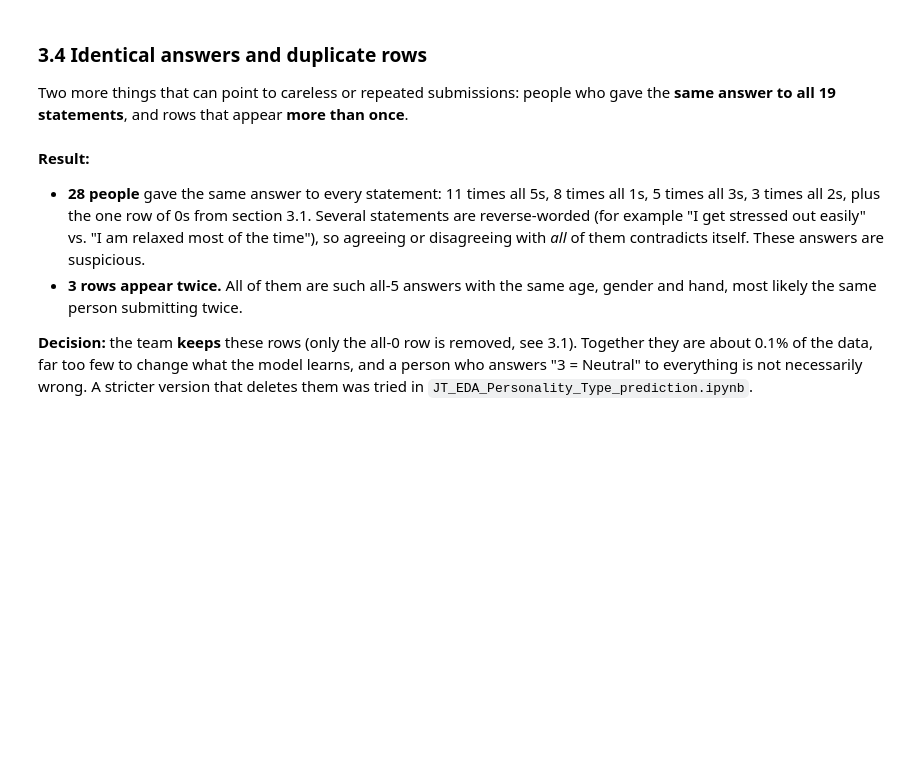
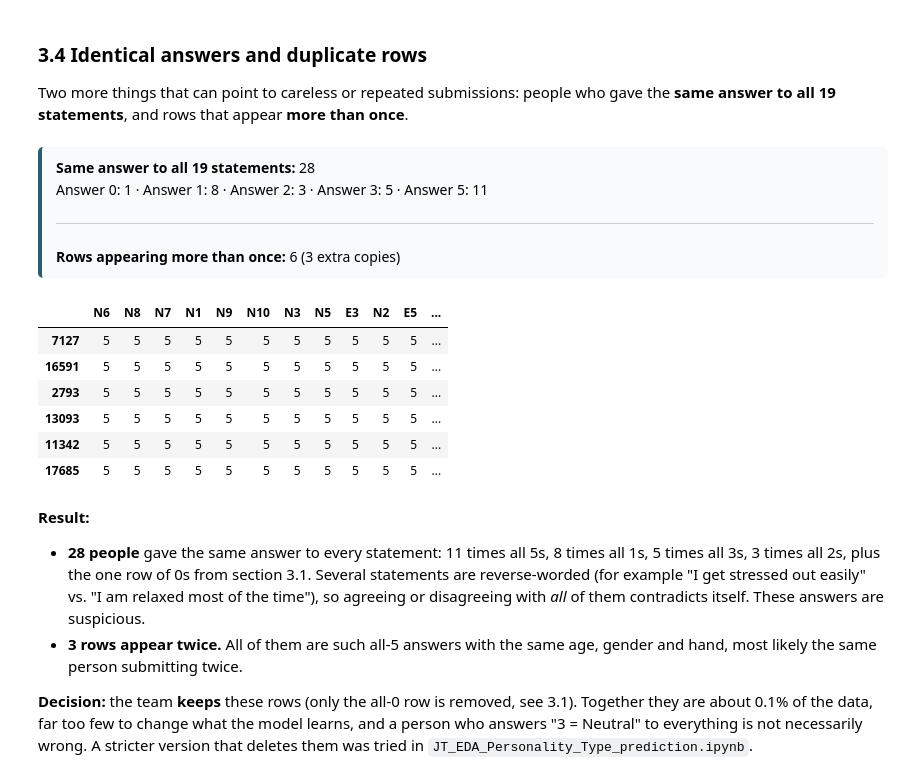
Before and after one commit to MaWeDu/big-five-personality, a Jupyter notebook: eda.ipynb, the cells around one changed output. Drawn from its saved outputs; the diff is of its cells as text; code cells hidden in the pictures; blank space fills up the shorter version.

```diff
--- a/eda.ipynb
+++ b/eda.ipynb
@@ -422,13 +566,36 @@ answer to all 19 statements**, and rows that appear **more than once**.
 # %%
 # Same answer to every one of the 19 statements ("straight-lining")
 same_answer = df[item_cols].nunique(axis=1).eq(1)
-print("People with the same answer to all 19 statements:", same_answer.sum())
-print("Which answer they gave:", df.loc[same_answer, item_cols[0]].value_counts().sort_index().to_dict())
+same_answer_counts = df.loc[same_answer, item_cols[0]].value_counts().sort_index().to_dict()
+same_answer_counts_text = " · ".join(
+    f"Answer {answer}: {count}"
+    for answer, count in same_answer_counts.items()
+)
 
 # Rows that appear more than once (all 23 columns identical)
 duplicates = df.duplicated(keep=False)
-print("\nRows that appear more than once:", duplicates.sum(), "(", df.duplicated().sum(), "extra copies )")
+display(HTML(f"""
+<div style="display:inline-block; padding:10px 14px; margin:8px 0;
+            background:#f8fafc; border-left:4px solid {THEME['primary']};
+            border-radius:5px; font-size:14px; line-height:1.6;">
+    <b>Same answer to all 19 statements:</b> {same_answer.sum():,}<br>
+    {same_answer_counts_text}<hr style="border:0; border-top:1px solid #d9e2ec;">
+    <b>Rows appearing more than once:</b> {duplicates.sum():,}
+    ({df.duplicated().sum():,} extra copies)
+</div>
+"""))
 display(df[duplicates].sort_values(list(df.columns)))
+# %% [output]
+Same answer to all 19 statements: 28
+Answer 0: 1 · Answer 1: 8 · Answer 2: 3 · Answer 3: 5 · Answer 5: 11
+Rows appearing more than once: 6 (3 extra copies)
+|  | N6 | N8 | N7 | N1 | N9 | N10 | N3 | N5 | E3 | N2 | E5 | ... |
+| 7127 | 5 | 5 | 5 | 5 | 5 | 5 | 5 | 5 | 5 | 5 | 5 | ... |
+| 16591 | 5 | 5 | 5 | 5 | 5 | 5 | 5 | 5 | 5 | 5 | 5 | ... |
+| 2793 | 5 | 5 | 5 | 5 | 5 | 5 | 5 | 5 | 5 | 5 | 5 | ... |
+| 13093 | 5 | 5 | 5 | 5 | 5 | 5 | 5 | 5 | 5 | 5 | 5 | ... |
+| 11342 | 5 | 5 | 5 | 5 | 5 | 5 | 5 | 5 | 5 | 5 | 5 | ... |
+| 17685 | 5 | 5 | 5 | 5 | 5 | 5 | 5 | 5 | 5 | 5 | 5 | ... |
 # %% [markdown]
 **Result:**
 
```
Also changed, not shown: parts of 16 cells of this notebook.
